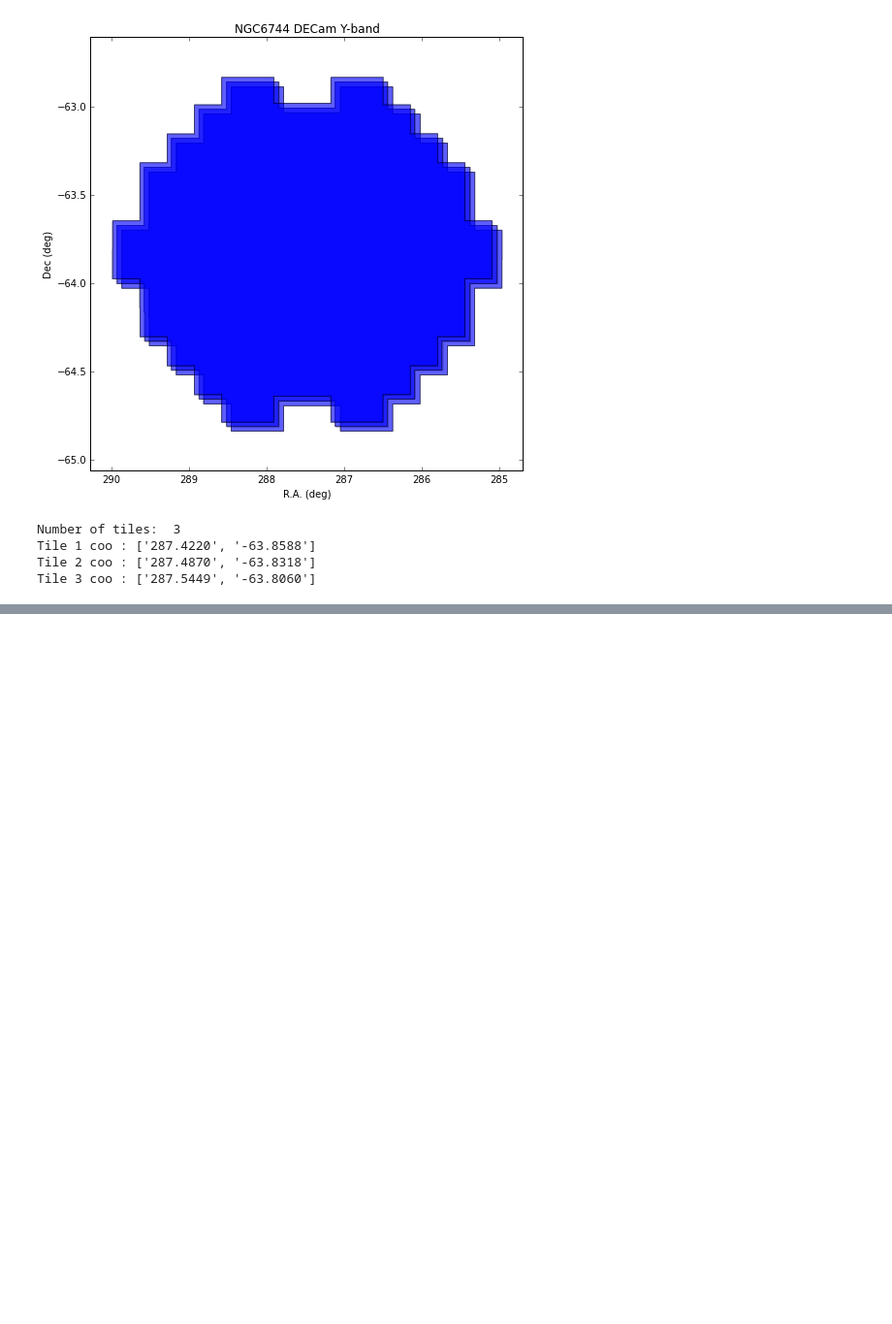
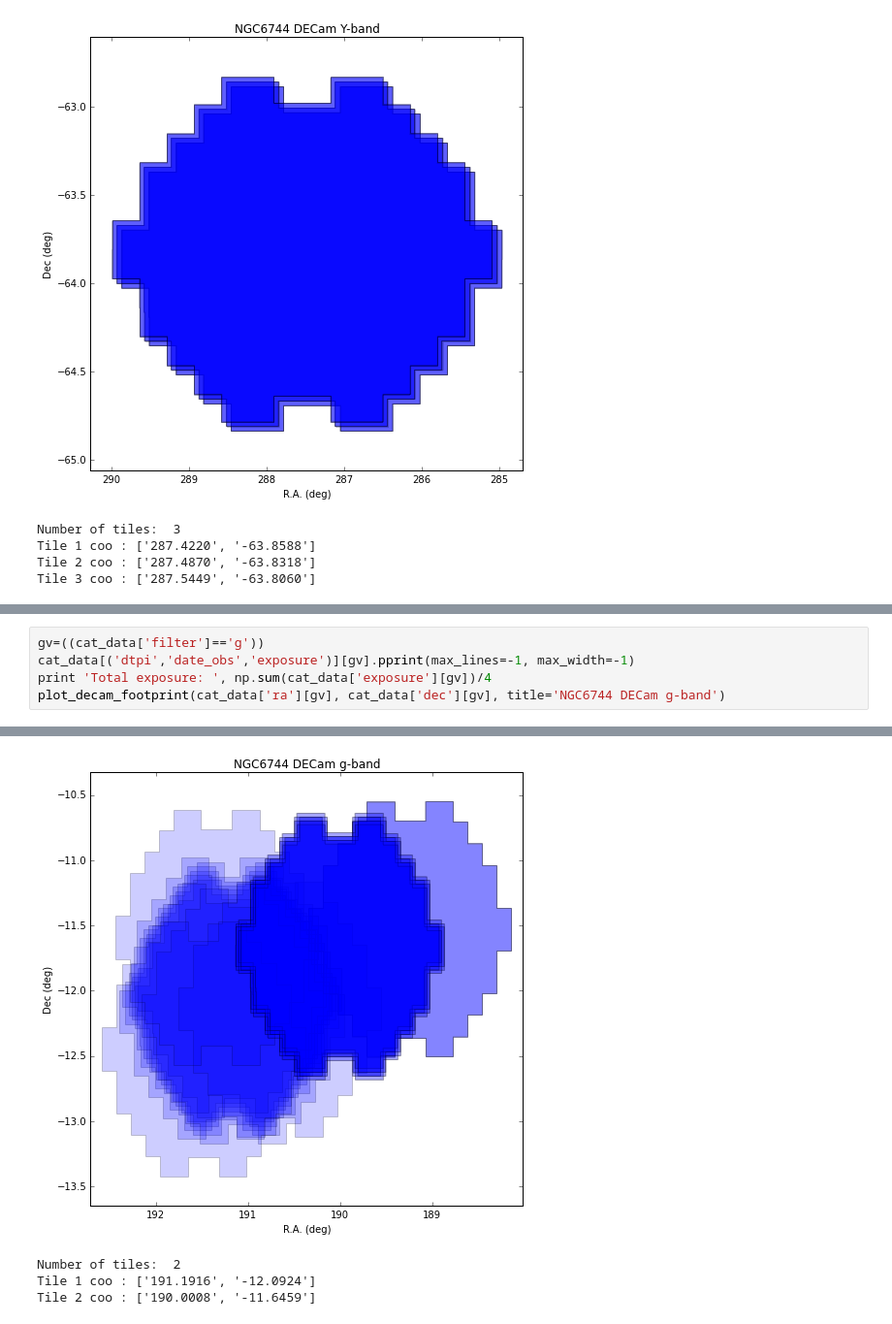
Before and after one commit to rpmunoz/Research, a Jupyter notebook: Galaxy groups/Reading DECam votable and plotting footprint.ipynb, the cells around one changed output, grey strips where cells are left out. Shown: that part at 97% size. Saved outputs shown, nothing was run; the diff lists cells and outputs as text; blank space fills up the shorter version.

```diff
--- a/Galaxy groups/Reading DECam votable and plotting footprint.ipynb
+++ b/Galaxy groups/Reading DECam votable and plotting footprint.ipynb
@@ -94,0 +150,6 @@ Tile 3 coo : ['287.5449', '-63.8060']
+# %%
+gv=((cat_data['filter']=='g'))
+cat_data[('dtpi','date_obs','exposure')][gv].pprint(max_lines=-1, max_width=-1)
+print 'Total exposure: ', np.sum(cat_data['exposure'][gv])/4
+plot_decam_footprint(cat_data['ra'][gv], cat_data['dec'][gv], title='NGC6744 DECam g-band')
+# %% [output]
@@ -94,0 +173,4 @@ Tile 3 coo : ['287.5449', '-63.8060']
+[figure, added]
+Number of tiles:  2
+Tile 1 coo : ['191.1916', '-12.0924']
+Tile 2 coo : ['190.0008', '-11.6459']
```
Also changed, not shown: parts of 8 cells of this notebook.
